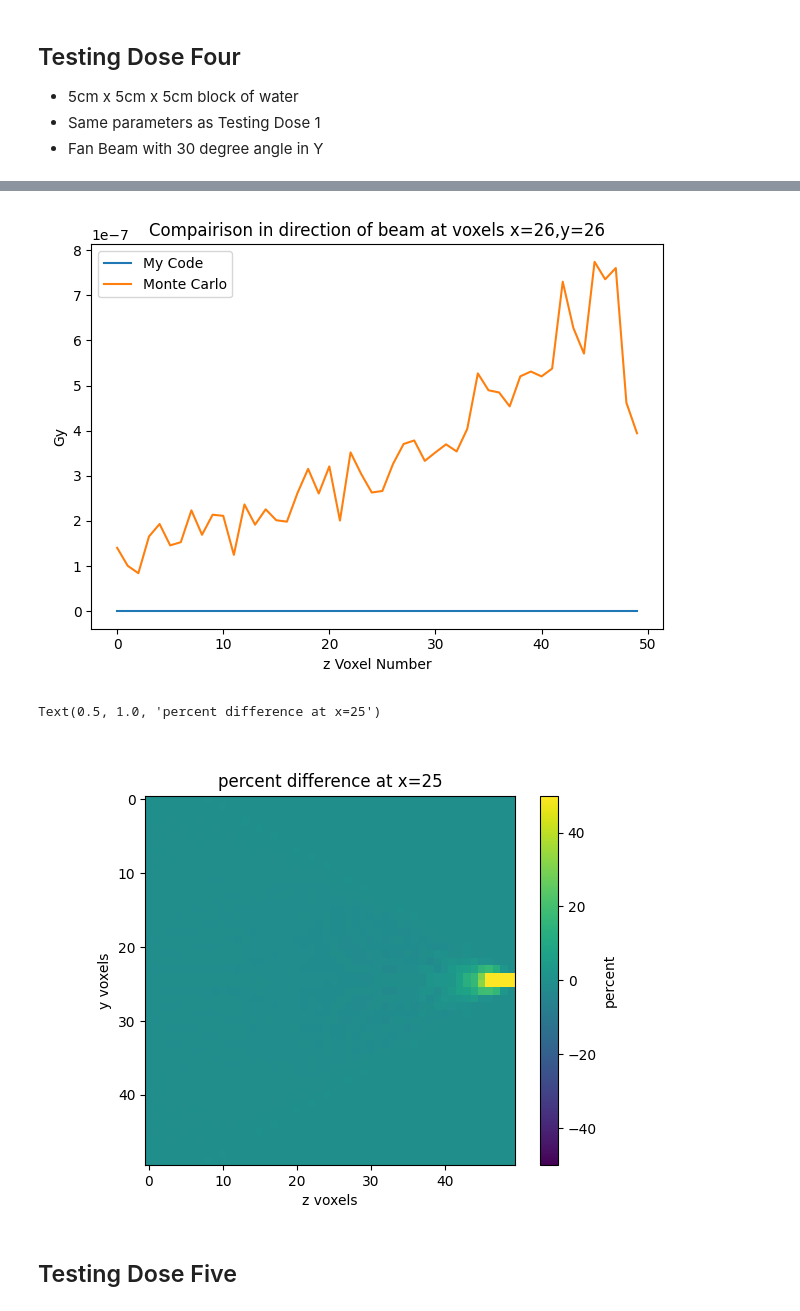
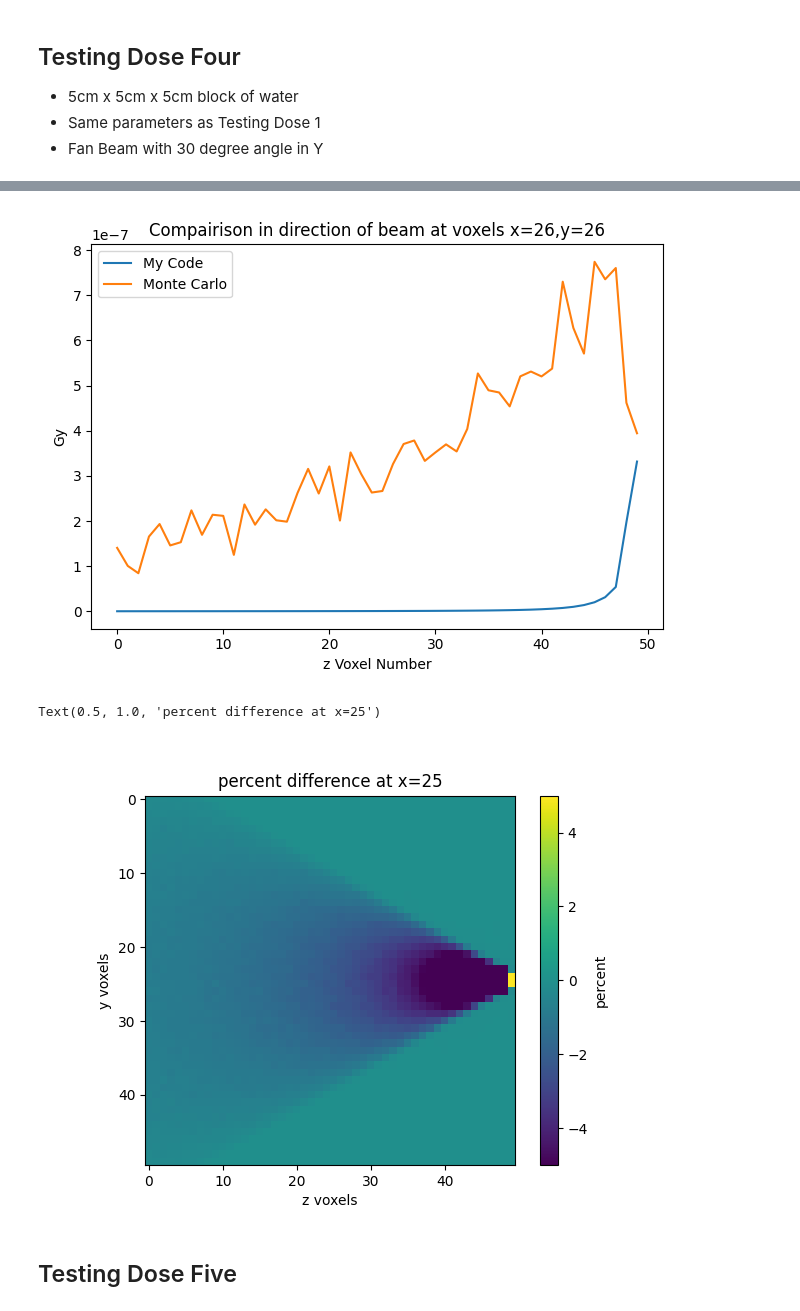
Before and after one commit to jbrewster7/NSERC-Summer-2022, a Jupyter notebook: Python/Monte_Carlo_Comparisons.ipynb, the cells around one changed output, grey strips where cells are left out. Saved outputs shown, nothing was run; the diff lists cells and outputs as text; code cells hidden in the pictures.

```diff
--- a/Python/Monte_Carlo_Comparisons.ipynb
+++ b/Python/Monte_Carlo_Comparisons.ipynb
@@ -195,7 +196,7 @@ tight_layout()
 # %% [markdown]
 ## Testing Dose Three
 # %%
-my_dose_array = pickle.load(open('dose3_4.pickle','rb'))
+my_dose_array = pickle.load(open('dose3_5.pickle','rb'))
 mc_dose_array_water_full = BinnedResult('../Topas/TestingDose3_Water.csv')
 mc_dose_array_water = mc_dose_array_water_full.data['Sum']
 mc_dose_array_bone_full = BinnedResult('../Topas/TestingDose3_Bone.csv')
@@ -285,11 +286,11 @@ tight_layout()
 - Same parameters as Testing Dose 1
 - Fan Beam with 30 degree angle in Y
 # %%
-my_dose_array = pickle.load(open('dose4_22.pickle','rb'))
+my_dose_array = pickle.load(open('dose4_23.pickle','rb'))
 mc_dose_array_full = BinnedResult('../Topas/TestingDose4.csv')
 mc_dose_array = mc_dose_array_full.data['Sum']
 # %%
-conversion = 1.602e-10
+conversion = 1.602e-10*0.0395
 # %%
 x = 24
 bar = True
@@ -356,23 +357,23 @@ ylabel('Gy')
 xlabel('z Voxel Number')
 tight_layout()
 # %% [output]
-[figure, old version]
+[figure, new version]
 # %%
 n=25
-mini=-50
-maxi=50
+mini=-10
+maxi=10
 
 close(7);figure(7)
 imshow((my_dose_array[n]*conversion-mc_dose_array[n])/np.mean(array(np.mean(mc_dose_array[n]),np.mean(my_dose_array[n]*conversion))),vmin=mini,vmax=maxi)
 # imshow((my_dose_array[n]*conversion-mc_dose_array[n])/np.max([mc_dose_array,my_dose_array*conversion])*100,vmin=mini,vmax=maxi)
 cbar=colorbar()
 cbar.set_label('percent')
 xlabel('z voxels')
 ylabel('y voxels')
 title('percent difference at x=' + str(n))
 # %% [output]
 Text(0.5, 1.0, 'percent difference at x=25')
-[figure, old version]
+[figure, new version]
 # %% [markdown]
 ## Testing Dose Five
 # %%
```
Also changed, not shown: parts of 20 cells of this notebook, 17 other files.
